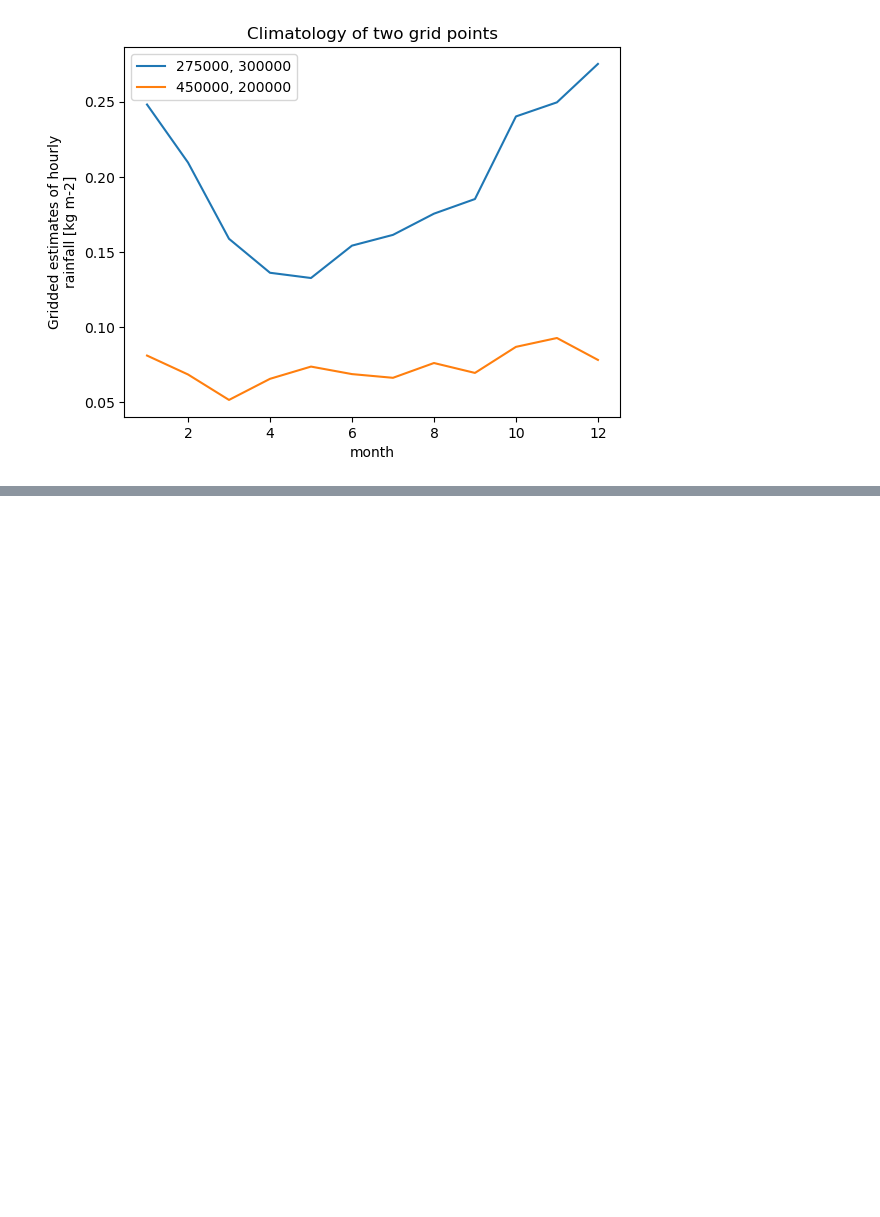
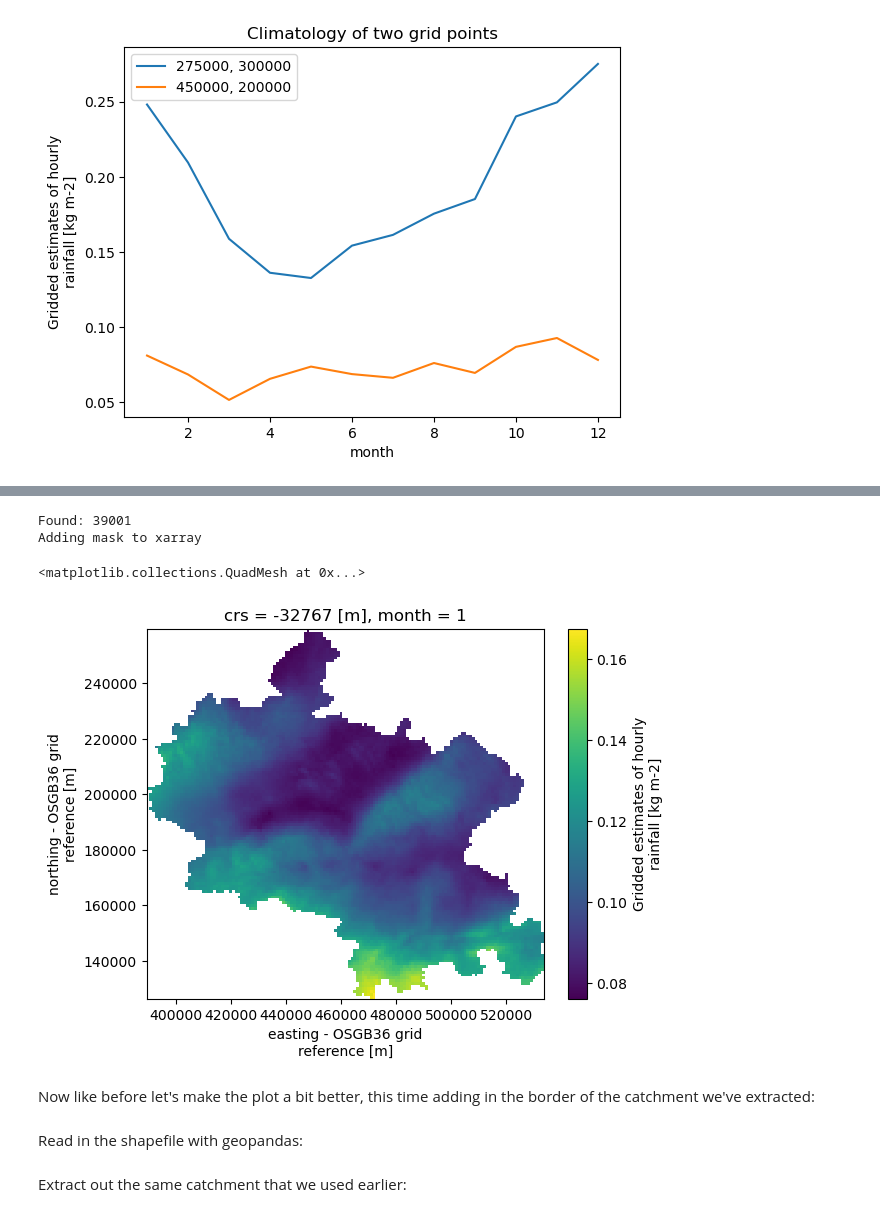
Before and after one commit to NERC-CEH/dri_gridded_data, a Jupyter notebook: notebooks/Example 1.ipynb, the cells around one changed output, grey strips where cells are left out. Saved outputs shown, nothing was run; the diff lists cells and outputs as text; code cells hidden in the pictures; blank space fills up the shorter version.

```diff
--- a/notebooks/Example 1.ipynb
+++ b/notebooks/Example 1.ipynb
@@ -393,0 +413,2 @@ Text(0.5, 1.0, 'Climatology of two grid points')
+# %%
+climo = xr.open_dataarray('gear1hrly_climatology.nc')
@@ -393,0 +482,16 @@ Text(0.5, 1.0, 'Climatology of two grid points')
+# %%
+climo39001 = catchment_subset_shapefile(data=climo, sfname=sfname, IDname='ID_STRING', IDs=['39001'], drop=1)
+# %% [output]
+Found: 39001
+Adding mask to xarray
+# %%
+climo39001_jan = climo39001[0,:,:]
+# %%
+climo39001_jan.plot()
+# %% [output]
+<matplotlib.collections.QuadMesh at 0x...>
+[figure, added]
+# %% [markdown]
+Now like before let's make the plot a bit better, this time adding in the border of the catchment we've extracted:
+# %% [markdown]
+Read in the shapefile with geopandas:
@@ -393,0 +501,2 @@ Text(0.5, 1.0, 'Climatology of two grid points')
+# %% [markdown]
+Extract out the same catchment that we used earlier:
```
Also changed, not shown: parts of 31 cells of this notebook, 6 other files.
